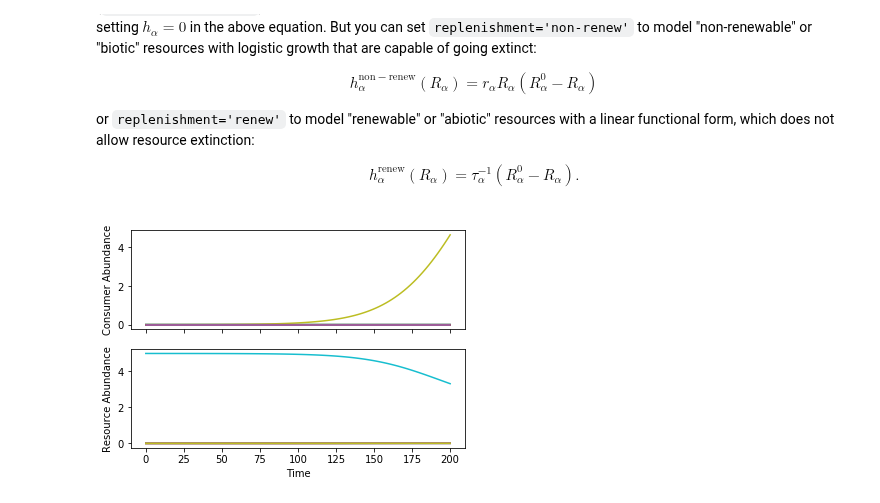
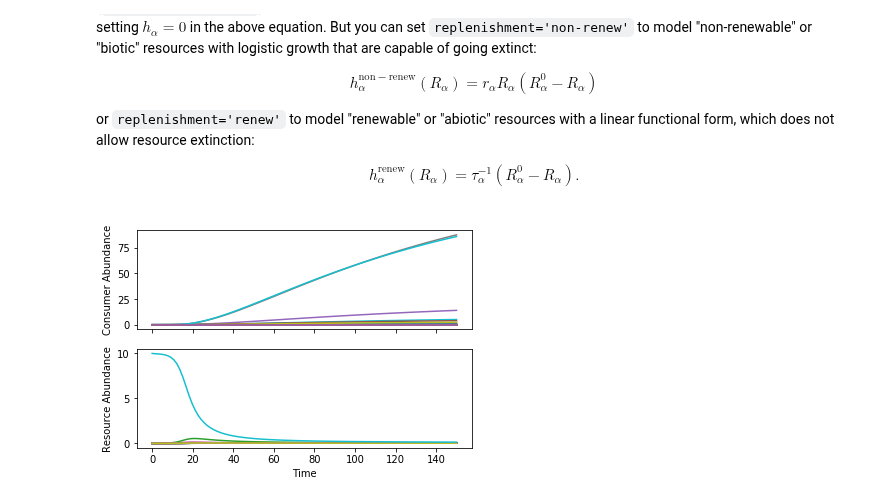
Before and after one commit to Emergent-Behaviors-in-Biology/community-simulator, a Jupyter notebook: Community Simulator Tutorial.ipynb, the cells around one changed output. Cells and saved outputs as stored; diff of their text form; code cells hidden in the pictures.

```diff
--- a/Community Simulator Tutorial.ipynb
+++ b/Community Simulator Tutorial.ipynb
@@ -397,15 +397,15 @@ import pandas as pd
 
 species_per_family = 15
 resources_per_type = 10
-productivity = 5. #abundance of externally supplied resource in absence of consumers
+productivity = 10. #abundance of externally supplied resource in absence of consumers
 q = 0.2 #degree of specialization
 e = 0.1 #efficiency
 
 pool_params = {'SA': species_per_family*np.ones(4), #Number of species in each family
           'MA': resources_per_type*np.ones(4), #Number of resources of each type
           'Sgen': species_per_family, #Number of generalist species
-          'muc': 1, #Mean sum of consumption rates in Gaussian model
-          'sigc': .05, #Variance in consumption rate in Gaussian model
+          'muc': 10, #Mean sum of consumption rates in Gaussian model
+          'sigc': .1, #Variance in consumption rate in Gaussian model
           'q': q, #Preference strength
           'c0':0.0001, #Background consumption rate in binary model
           'c1':1., #Maximum consumption rate in binary model
@@ -413,7 +413,7 @@ pool_params = {'SA': species_per_family*np.ones(4), #Number of species in each f
           'fw':0.7, #Fraction of secretion flux to 'waste' resource
           'D_diversity':0.2 #Variability in secretion fluxes among resources (must be less than 1)
          }
-c, D = MakeMatrices(params = pool_params)
+c, D = MakeMatrices(params = pool_params, kind = 'Gaussian')
 
 #Create initial conditions (sub-sampling from regional species pool)
 S_tot = len(c)
@@ -423,32 +423,32 @@ M = len(D)
 p = S_well*1./S_tot
 N0 = BinaryRandomMatrix(S_tot,n_wells,p)
 R0 = np.zeros((M,n_wells))
 R0[-1,:] = productivity
 N0,R0 = AddLabels(N0,R0,c)
 init_state = [N0,R0]
 
 #Construct dynamics
 assumptions = {'regulation':'independent','replenishment':'renew','response':'type I'}
 def dNdt(N,R,params):
     return MakeConsumerDynamics(**assumptions)(N,R,params)
 def dRdt(N,R,params):
     return MakeResourceDynamics(**assumptions)(N,R,params)
 dynamics = [dNdt,dRdt]
 
 #Create parameter set
 params={'c':c,
         'm':np.ones(S_tot)*0.01,
         'w':np.ones(M),
         'D':D,
         'g':np.ones(S_tot),
         'e':e,
         'R0':R0.values[:,0],
         'r':1.,
         'tau':1
        }
 
 MyPlate = Community(init_state,dynamics,params)
 
-t, Ntraj, Rtraj = MyPlate.TestWell(T=200)
+t, Ntraj, Rtraj = MyPlate.TestWell(T=150)
 # %% [output]
-[figure, old version]
+[figure, new version]
```
Also changed, not shown: parts of 6 cells of this notebook, 1 other file.
